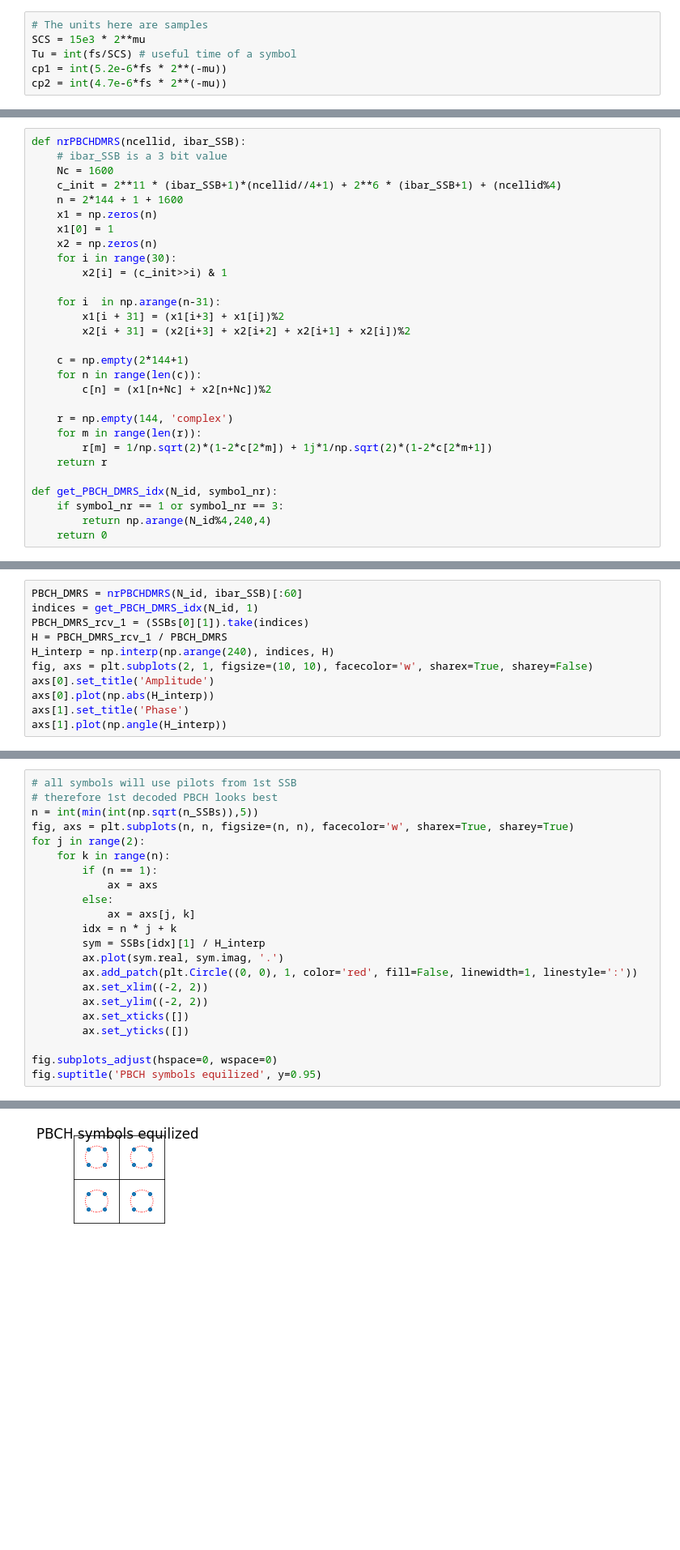
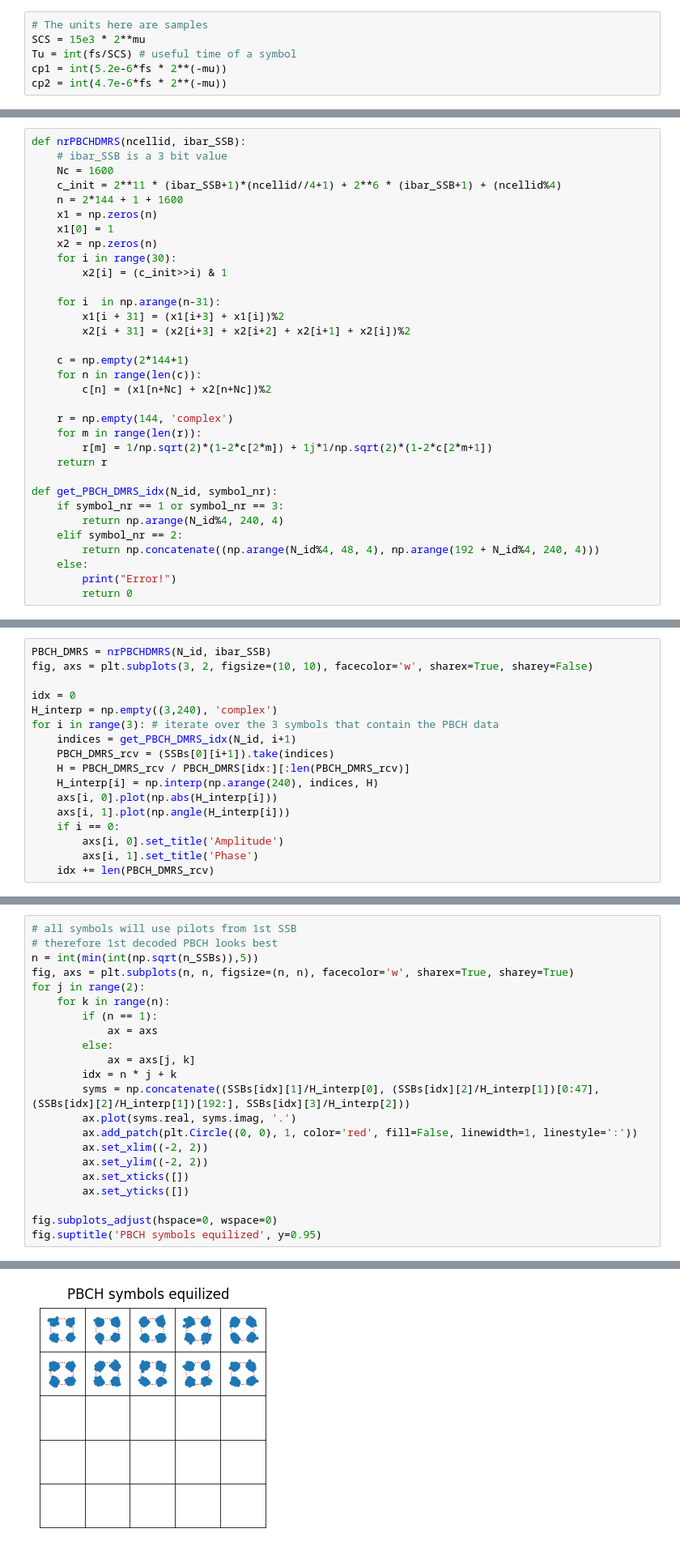
Before and after one commit to catkira/5G_experiments, a Jupyter notebook: cell_search.ipynb, the cells around one changed output, grey strips where cells are left out. Shown at 81% size. Saved outputs shown, nothing was run; the diff lists cells and outputs as text; blank space fills up the shorter version.

Commit message:
display all PBCH symbols

```diff
--- a/cell_search.ipynb
+++ b/cell_search.ipynb
@@ -466,8 +489,12 @@ def nrPBCHDMRS(ncellid, ibar_SSB):
 
 def get_PBCH_DMRS_idx(N_id, symbol_nr):
     if symbol_nr == 1 or symbol_nr == 3:
-        return np.arange(N_id%4,240,4)
-    return 0
+        return np.arange(N_id%4, 240, 4)
+    elif symbol_nr == 2:
+        return np.concatenate((np.arange(N_id%4, 48, 4), np.arange(192 + N_id%4, 240, 4)))
+    else:
+        print("Error!")
+        return 0
 # %%
 indices = get_PBCH_DMRS_idx(N_id, 1)
 PBCH_DMRS_rcv_1 = (SSBs[0][1]).take(indices)
@@ -488,11 +514,0 @@ ibar_SSB is 2
-# %%
-PBCH_DMRS = nrPBCHDMRS(N_id, ibar_SSB)[:60]
-indices = get_PBCH_DMRS_idx(N_id, 1)
-PBCH_DMRS_rcv_1 = (SSBs[0][1]).take(indices)
-H = PBCH_DMRS_rcv_1 / PBCH_DMRS
-H_interp = np.interp(np.arange(240), indices, H)
-fig, axs = plt.subplots(2, 1, figsize=(10, 10), facecolor='w', sharex=True, sharey=False)
-axs[0].set_title('Amplitude')
-axs[0].plot(np.abs(H_interp))
-axs[1].set_title('Phase')
-axs[1].plot(np.angle(H_interp))
@@ -501,0 +515,17 @@ axs[1].plot(np.angle(H_interp))
+# %%
+PBCH_DMRS = nrPBCHDMRS(N_id, ibar_SSB)
+fig, axs = plt.subplots(3, 2, figsize=(10, 10), facecolor='w', sharex=True, sharey=False)
+
+idx = 0
+H_interp = np.empty((3,240), 'complex')
+for i in range(3): # iterate over the 3 symbols that contain the PBCH data
+    indices = get_PBCH_DMRS_idx(N_id, i+1)
+    PBCH_DMRS_rcv = (SSBs[0][i+1]).take(indices)
+    H = PBCH_DMRS_rcv / PBCH_DMRS[idx:][:len(PBCH_DMRS_rcv)]
+    H_interp[i] = np.interp(np.arange(240), indices, H)
+    axs[i, 0].plot(np.abs(H_interp[i]))
+    axs[i, 1].plot(np.angle(H_interp[i]))
+    if i == 0:
+        axs[i, 0].set_title('Amplitude')
+        axs[i, 1].set_title('Phase')
+    idx += len(PBCH_DMRS_rcv)
@@ -502,25 +534,25 @@ axs[1].plot(np.angle(H_interp))
 # %%
 # all symbols will use pilots from 1st SSB
 # therefore 1st decoded PBCH looks best
 n = int(min(int(np.sqrt(n_SSBs)),5))
 fig, axs = plt.subplots(n, n, figsize=(n, n), facecolor='w', sharex=True, sharey=True)
 for j in range(2):
     for k in range(n):
         if (n == 1):
             ax = axs
         else:
             ax = axs[j, k]
         idx = n * j + k
-        sym = SSBs[idx][1] / H_interp
-        ax.plot(sym.real, sym.imag, '.')
+        syms = np.concatenate((SSBs[idx][1]/H_interp[0], (SSBs[idx][2]/H_interp[1])[0:47], (SSBs[idx][2]/H_interp[1])[192:], SSBs[idx][3]/H_interp[2]))
+        ax.plot(syms.real, syms.imag, '.')
         ax.add_patch(plt.Circle((0, 0), 1, color='red', fill=False, linewidth=1, linestyle=':'))
         ax.set_xlim((-2, 2))
         ax.set_ylim((-2, 2))
         ax.set_xticks([])
         ax.set_yticks([])
 
 fig.subplots_adjust(hspace=0, wspace=0)
 fig.suptitle('PBCH symbols equilized', y=0.95)
 # %% [output]
 Text(0.5, 0.95, 'PBCH symbols equilized')
-[figure, old version]
+[figure, new version]
```
Also changed, not shown: parts of 18 cells of this notebook.
